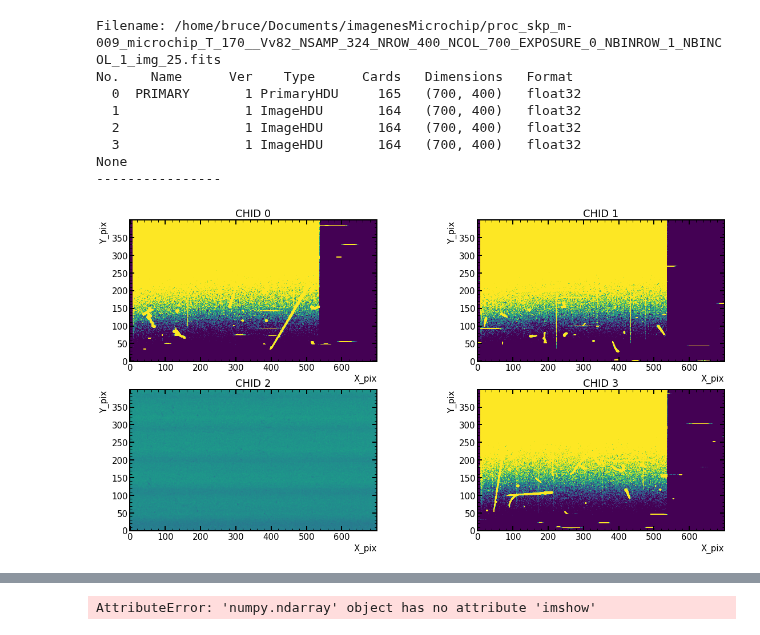
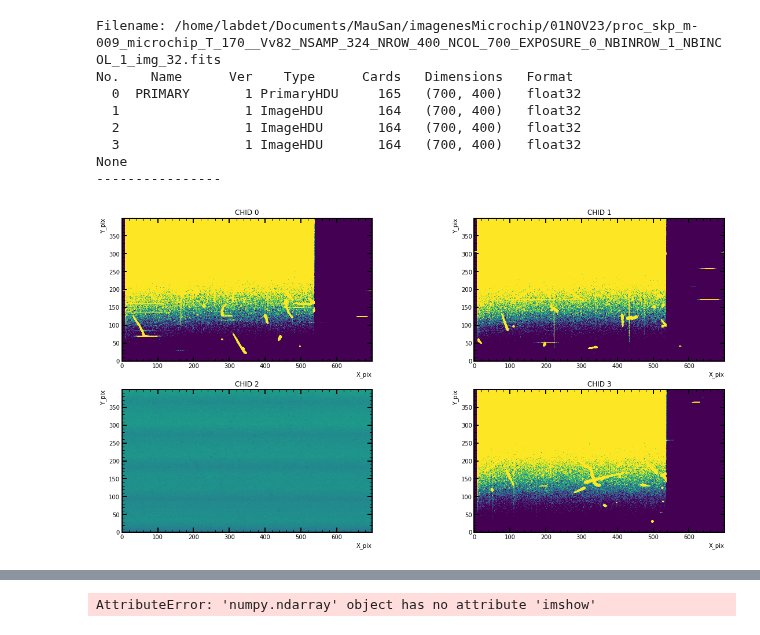
Before and after one commit to mausanram/CodigosICN, a Jupyter notebook: Catalogo_Eventos/Catalogo_Eventos_NSAMP.ipynb, the cells around one changed output, grey strips where cells are left out. Cells and saved outputs as stored; diff of their text form; code cells hidden in the pictures.

```diff
--- a/Catalogo_Eventos/Catalogo_Eventos_NSAMP.ipynb
+++ b/Catalogo_Eventos/Catalogo_Eventos_NSAMP.ipynb
@@ -47,34 +50,37 @@ plt.rcParams.update({
 # %%
 # path = '/home/labdet/Documents/MauSan/imagenesMicrochip/05JUN2023/proc_skp_m_009_microchip_vtested_T_170_seq_NSAMP_324_NROW_100_NCOL.fits'
 # path = '/home/labdet/Documents/MauSan/imagenesMicrochip/17OCT23/am241_gammas/proc_skp_m-009_microchip_T_170__Vv82_NSAMP_324_NROW_50_NCOL_700_EXPOSURE_0_NBINROW_1_NBINCOL_1_img_690.fits'
 # path = '/home/labdet/Documents/MauSan/imagenesMicrochip/05JUN2023/proc_skp_m_009_microchip_vtested_T_170_seq_NSAMP_225_NROW_100_NCOL.fits'
 # path = '/home/labdet/Documents/MauSan/imagenesMicrochip/05JUN2023/proc_skp_m_009_microchip_vtested_T_170_seq_NSAMP_144_NROW_100_NCOL.fits'
+# path = '/home/labdet/Documents/MauSan/imagenesMicrochip/01NOV23/proc_skp_m-009_microchip_T_170__Vv82_NSAMP_324_NROW_60_NCOL_700_EXPOSURE_0_NBINROW_1_NBINCOL_1_img_2.fits'
+path = '/home/labdet/Documents/MauSan/imagenesMicrochip/01NOV23/proc_skp_m-009_microchip_T_170__Vv82_NSAMP_324_NROW_400_NCOL_700_EXPOSURE_0_NBINROW_1_NBINCOL_1_img_32.fits'
+
 
 ## DIRECCIONES DE COMPUTADORA DE CASA
-path = '/home/bruce/Documents/imagenesMicrochip/proc_skp_m-009_microchip_T_170__Vv82_NSAMP_324_NROW_400_NCOL_700_EXPOSURE_0_NBINROW_1_NBINCOL_1_img_25.fits'
+# path = '/home/bruce/Documents/imagenesMicrochip/proc_skp_m-009_microchip_T_170__Vv82_NSAMP_324_NROW_400_NCOL_700_EXPOSURE_0_NBINROW_1_NBINCOL_1_img_25.fits'
 
 hdu_list = fits.open(path)
 print(hdu_list.info())
 print('----------------')
 # hdu_list[0].header
 plt.figure(figsize=(20,10))
 for i in range(4):
     plt.subplot(2,2,i+1)
     plt.imshow(hdu_list[i].data-np.median(hdu_list[i].data),vmin=-800,vmax=800)
     plt.title('CHID '+str(i))
     plt.ylabel('Y_pix')
     plt.xlabel('X_pix')
 plt.show()
 # %% [output]
-Filename: /home/bruce/Documents/imagenesMicrochip/proc_skp_m-009_microchip_T_170__Vv82_NSAMP_324_NROW_400_NCOL_700_EXPOSURE_0_NBINROW_1_NBINCOL_1_img_25.fits
+Filename: /home/labdet/Documents/MauSan/imagenesMicrochip/01NOV23/proc_skp_m-009_microchip_T_170__Vv82_NSAMP_324_NROW_400_NCOL_700_EXPOSURE_0_NBINROW_1_NBINCOL_1_img_32.fits
 No.    Name      Ver    Type      Cards   Dimensions   Format
   0  PRIMARY       1 PrimaryHDU     165   (700, 400)   float32
   1                1 ImageHDU       164   (700, 400)   float32
   2                1 ImageHDU       164   (700, 400)   float32
   3                1 ImageHDU       164   (700, 400)   float32
 None
 ----------------
-[figure, old version]
+[figure, new version]
 # %%
 extension = 1
 # plt.imshow(hdu_list[0].data[:, 550:], vmin = 0, vmax = 80000, origin = 'lower')
```
Also changed, not shown: parts of 10 cells of this notebook.
